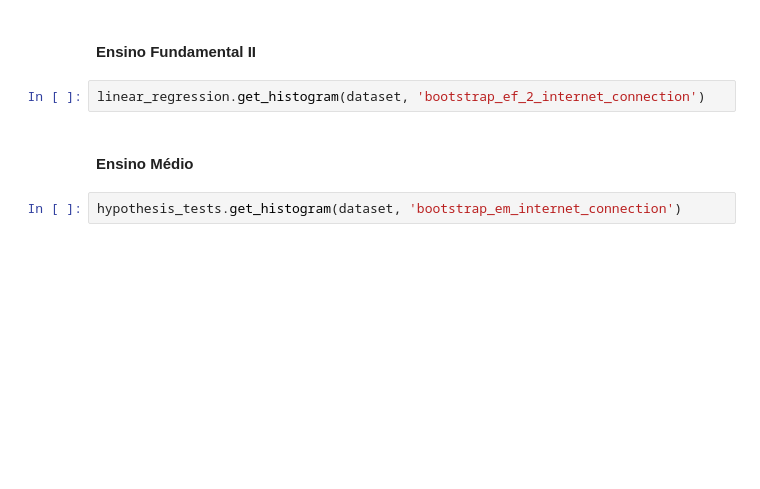
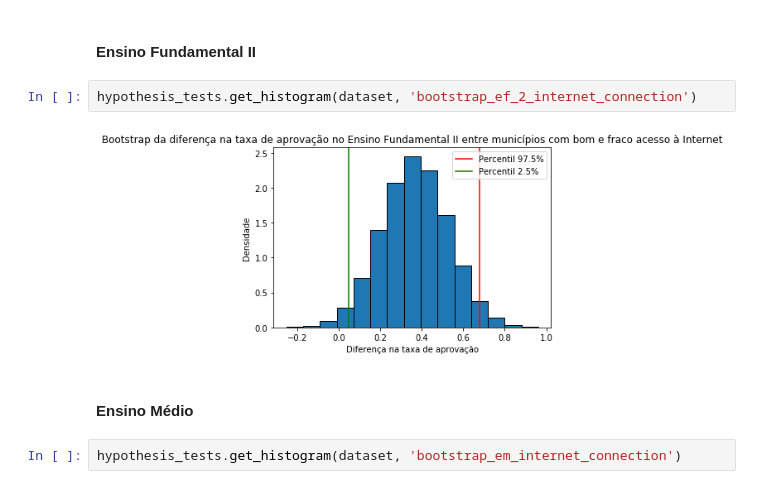
Before and after one commit to guilhermeolivsilva/tp-icd, a Jupyter notebook: trabalho_pratico.ipynb, the cells around one changed output. Cells and saved outputs as stored; diff of their text form; blank space fills up the shorter version.

```diff
--- a/trabalho_pratico.ipynb
+++ b/trabalho_pratico.ipynb
@@ -441,7 +688,9 @@ hypothesis_tests.get_histogram(dataset, 'bootstrap_ef_1_internet_connection')
 # %% [markdown]
 #### Ensino Fundamental II
 # %%
-linear_regression.get_histogram(dataset, 'bootstrap_ef_2_internet_connection')
+hypothesis_tests.get_histogram(dataset, 'bootstrap_ef_2_internet_connection')
+# %% [output]
+[figure, added]
 # %% [markdown]
 #### Ensino Médio
 # %%
```
Also changed, not shown: parts of 88 cells of this notebook, 1 other file.
